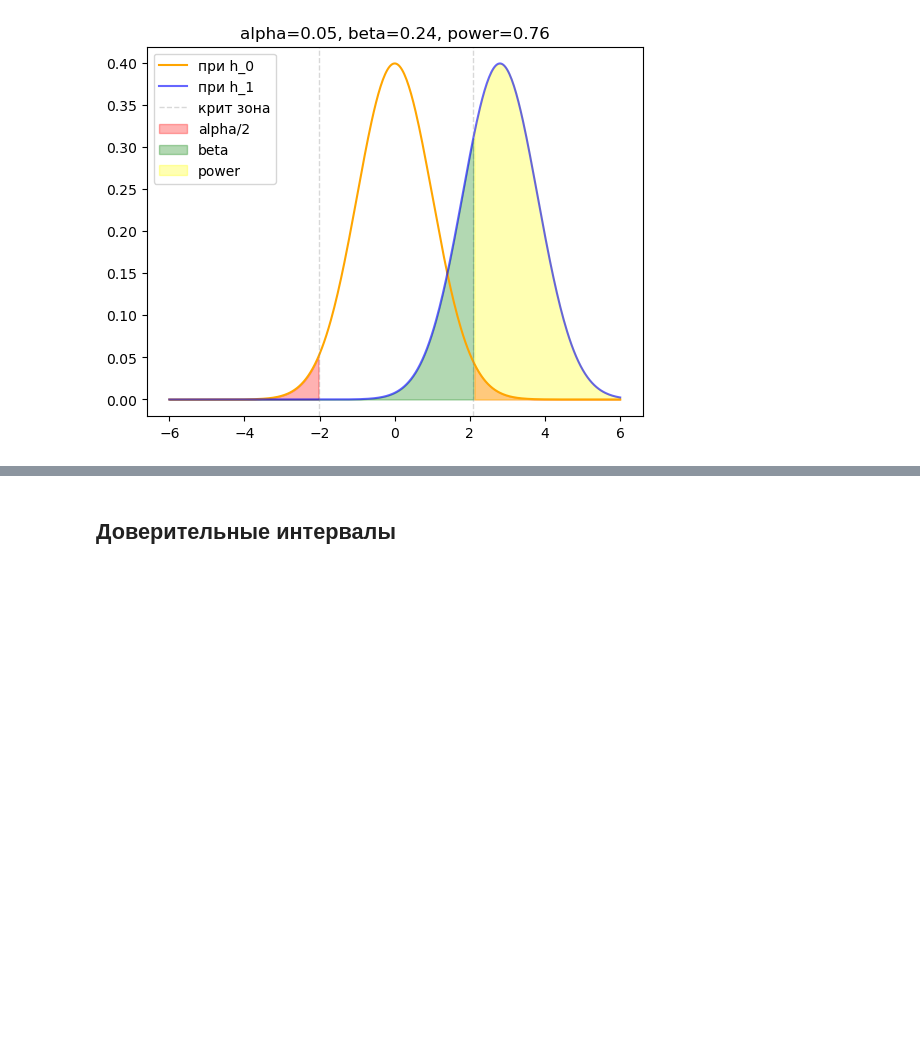
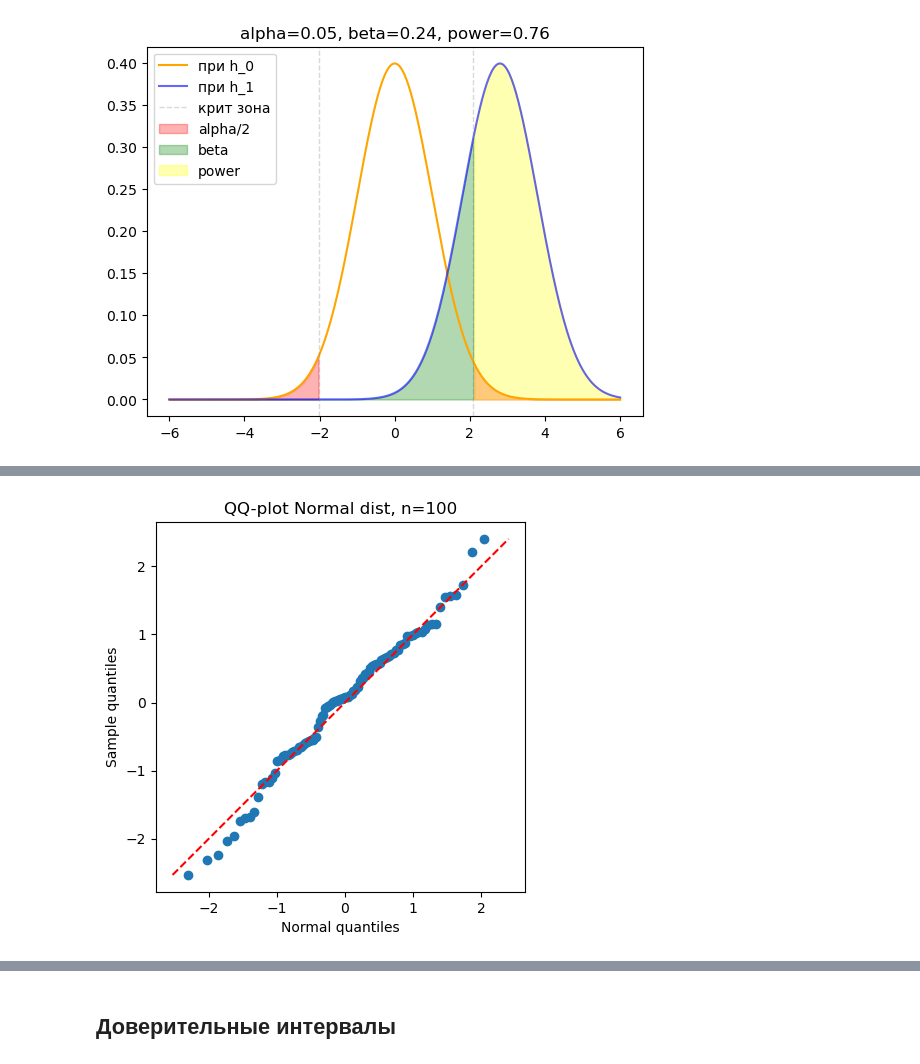
Before and after one commit to VictorChepkasov/ab-week-shad, a Jupyter notebook: My_notes.ipynb, the cells around one changed output, grey strips where cells are left out. Saved outputs shown, nothing was run; the diff lists cells and outputs as text; code cells hidden in the pictures; blank space fills up the shorter version.

```diff
--- a/My_notes.ipynb
+++ b/My_notes.ipynb
@@ -53,0 +91,5 @@ plt.legend()
+# %%
+x = np.random.normal(0, 1, size=100)
+QQ_plot(x, dist='norm')
+# %% [output]
+[figure, added]
```
Also changed, not shown: parts of 8 cells of this notebook.
